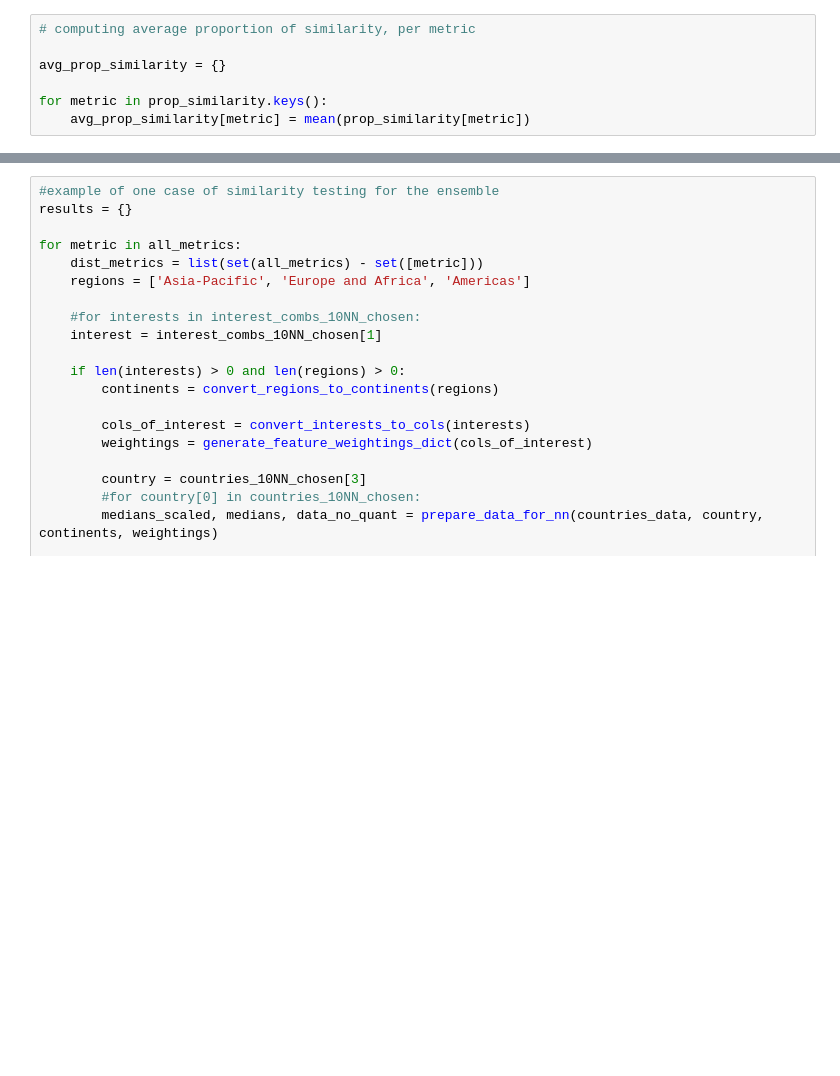
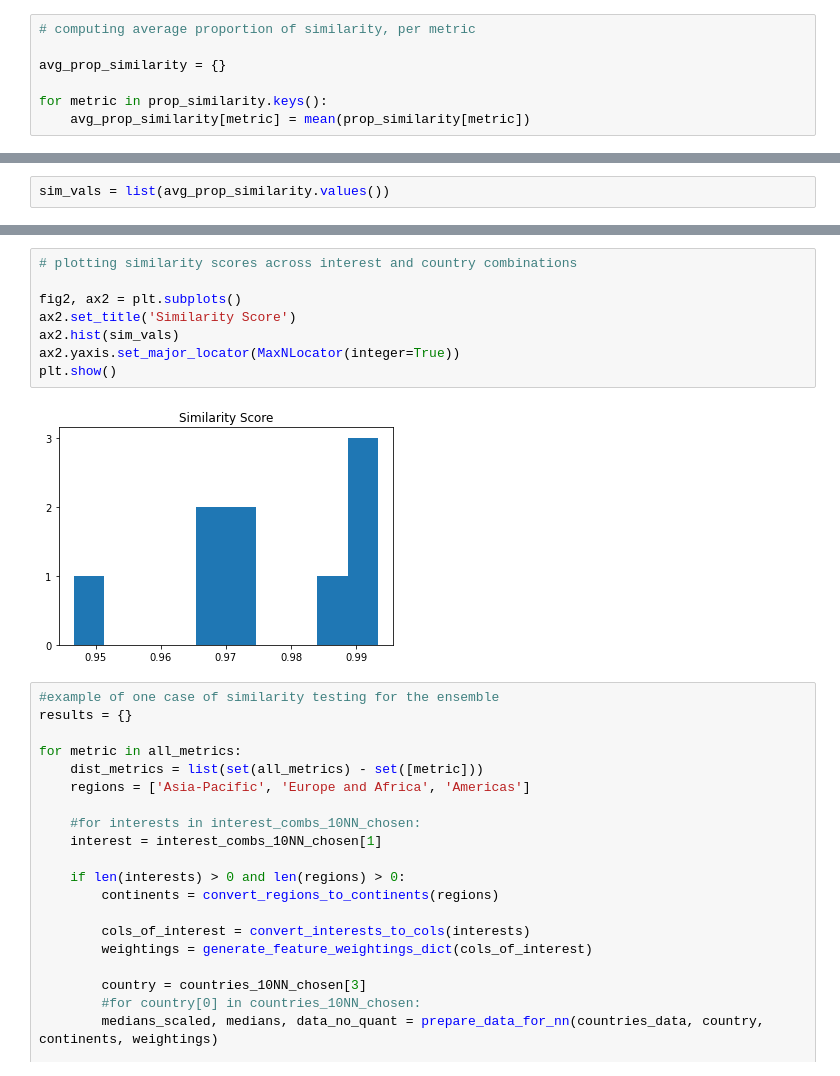
Before and after one commit to serenawatson/data3888, a Jupyter notebook: ClusteringKNNEvaluation.ipynb, the cells around one changed output, grey strips where cells are left out. Cells and saved outputs as stored; diff of their text form; blank space fills up the shorter version.

Commit message:
Adds histogram for proportion of similarity

```diff
--- a/ClusteringKNNEvaluation.ipynb
+++ b/ClusteringKNNEvaluation.ipynb
@@ -281,0 +283,2 @@ avg_prop_similarity
+# %%
+sim_vals = list(avg_prop_similarity.values())
@@ -282,3 +297,13 @@ avg_prop_similarity
+# %%
+# plotting similarity scores across interest and country combinations
+
+fig2, ax2 = plt.subplots()
+ax2.set_title('Similarity Score')
+ax2.hist(sim_vals)
+ax2.yaxis.set_major_locator(MaxNLocator(integer=True))
+plt.show()
+# %% [output]
+[figure, added]
 # %%
 #example of one case of similarity testing for the ensemble
 results = {}
```
Also changed, not shown: parts of 6 cells of this notebook, 1 other file.
